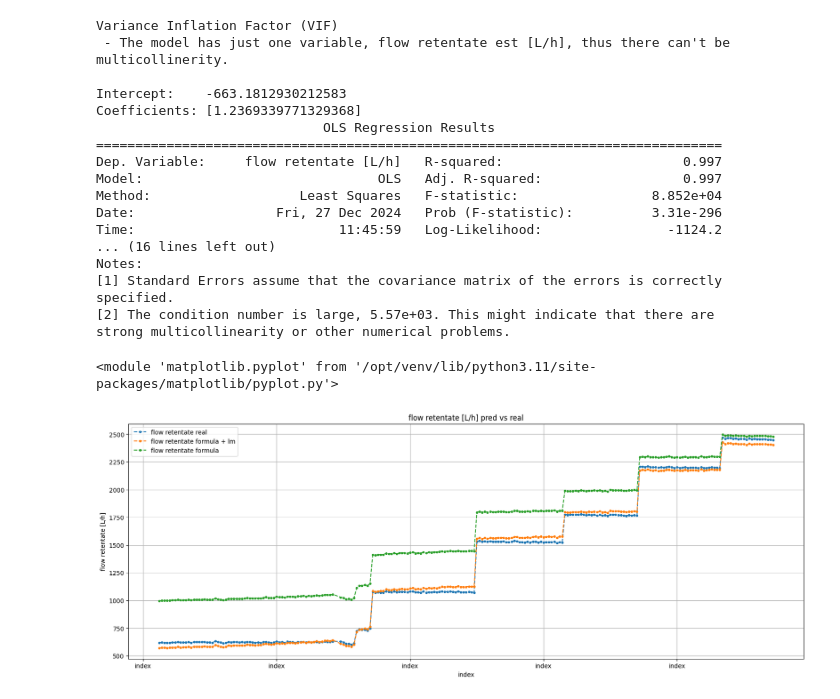
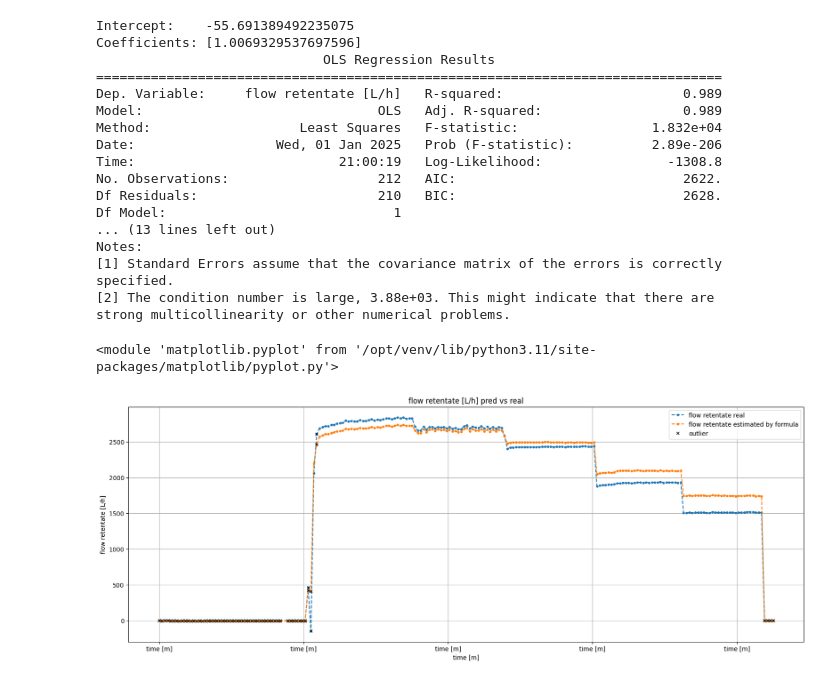
Before and after one commit to zucchi99/data_analysis, a Jupyter notebook: src/1_explore__df_ext.ipynb, the cells around one changed output. Saved outputs shown, nothing was run; the diff lists cells and outputs as text; code cells hidden in the pictures.

```diff
--- a/src/1_explore__df_ext.ipynb
+++ b/src/1_explore__df_ext.ipynb
@@ -99,0 +45,2 @@ if plot_scatterplot_matrix :
+# %%
+df = identify_all_outliers(df, drop_outliers=(include_outliers == False), log=True)
@@ -99,0 +56,5 @@ if plot_scatterplot_matrix :
+# %%
+is_outlier = None
+if mark_outliers :
+    # highlight outliers in charts
+    is_outlier = df['is_outlier']
@@ -439,0 +231,11 @@ plot_time_series_2_axis(x=cur_df[x_axis[TIME_IDX]], y_series=y_dict, x_ax_lbl=x_
+# %%
+df = add_cross_flow_velocity_and_estimated_retentate_flow(df, cur_file)
+y_dict = {
+    'cross flow velocity' : df['vlct crsflow [m/s]'],
+    'TMP' : df['TMP [kPa]']
+}
+y_ax_lbl = ['cross flow velocity [m/s]', 'TMP [kPa]']
+plot_time_series_2_axis(
+    x=df[x_axis], y_series=y_dict, x_ax_lbl=x_axis, y_ax_lbl=y_ax_lbl,
+    title='Cross-Flow Velocity and TMP over time',
+    x_format=x_axis, secondary_y=['TMP'], is_outlier=is_outlier)
@@ -440,48 +248,39 @@ plot_time_series_2_axis(x=cur_df[x_axis[TIME_IDX]], y_series=y_dict, x_ax_lbl=x_
 # %%
 # ESTIMATING RETENTATE FLOW
 # TODO TO IMPROVE.. include conc_feed [g/L] !
-#cur_df = df_plot
-
-#cur_df = cur_df[cur_df['time [m]'] >  2]
-#cur_df = cur_df[cur_df['time [m]'] < 20]
-#x = cur_df[['prs retentate [kPa]']] #, 'res tot [1/m]', 'viscosity permeate [Pa s]', 'flow permeate [L/h]'
-x = cur_df[['flow retentate est [L/h]']] #, 'res tot [1/m]', 'viscosity permeate [Pa s]', 'flow permeate [L/h]'
+x = df[['flow retentate est by vlct crsflow [L/h]']]
 y_col = 'flow retentate [L/h]'
-y = cur_df[y_col]
+y = df[y_col]
 model, y_pred, intercept, coeffs = call_linear_model(x, y)
-#y_fixed_0 = predict_y(cur_df[['prs retentate [kPa]']], 2765.4113, [-7.18504302])
-#y_fixed_5 = predict_y(cur_df[['prs retentate [kPa]']], 2830.8970, [-6.45384645])
-#y_fixed   = predict_y(cur_df[['prs retentate [kPa]']], 2798.1541, [-6.81944473]) #average of 0 and 5
 y_dict = {
     'flow retentate real'  : y,
-    'flow retentate formula + lm'  : y_pred,
-    #'y_fixed' : y_fixed,
-    #'y fixed 0' : y_fixed_0,
-    #'y fixed 5' : y_fixed_5,
-    'flow retentate formula' : cur_df['flow retentate est [L/h]']
+    'flow retentate estimated by formula' : df['flow retentate est by vlct crsflow [L/h]'],
+    #'flow retentate estimated by formula + lm'  : y_pred,
 }
 title = y_col + ' pred vs real'
 y_ax_lbl=y_col
-plot_time_series_1_axis(x=cur_df[x_axis[TIME_IDX]], y_series=y_dict, x_ax_lbl=x_axis[TIME_IDX], y_ax_lbl=y_ax_lbl, title=title, x_format=x_axis[TIME_IDX])
+plot_time_series_1_axis(
+    x=df[x_axis], y_series=y_dict, x_ax_lbl=x_axis, y_ax_lbl=y_ax_lbl,
+    title=title, x_format=x_axis, is_outlier=is_outlier)
 # %% [output]
-Variance Inflation Factor (VIF)
- - The model has just one variable, flow retentate est [L/h], thus there can't be multicollinerity.
-
-Intercept:    -663.1812930212583
-Coefficients: [1.2369339771329368]
+Intercept:    -55.691389492235075
+Coefficients: [1.0069329537697596]
                              OLS Regression Results
 ================================================================================
-Dep. Variable:     flow retentate [L/h]   R-squared:                       0.997
-Model:                              OLS   Adj. R-squared:                  0.997
-Method:                   Least Squares   F-statistic:                 8.852e+04
-Date:                  Fri, 27 Dec 2024   Prob (F-statistic):          3.31e-296
-Time:                          11:45:59   Log-Likelihood:                -1124.2
-... (16 lines left out)
+Dep. Variable:     flow retentate [L/h]   R-squared:                       0.989
+Model:                              OLS   Adj. R-squared:                  0.989
+Method:                   Least Squares   F-statistic:                 1.832e+04
+Date:                  Wed, 01 Jan 2025   Prob (F-statistic):          2.89e-206
+Time:                          21:00:19   Log-Likelihood:                -1308.8
+No. Observations:                   212   AIC:                             2622.
+Df Residuals:                       210   BIC:                             2628.
+Df Model:                             1
+... (13 lines left out)
 Notes:
 [1] Standard Errors assume that the covariance matrix of the errors is correctly specified.
-[2] The condition number is large, 5.57e+03. This might indicate that there are
+[2] The condition number is large, 3.88e+03. This might indicate that there are
 strong multicollinearity or other numerical problems.
 <module 'matplotlib.pyplot' from '/opt/venv/lib/python3.11/site-packages/matplotlib/pyplot.py'>
-[figure, old version]
+[figure, new version]
 # %%
 # ESTIMATING PRESSURE PUMP OULET PRESSURE
```
Also changed, not shown: parts of 40 cells of this notebook, 20 other files.
